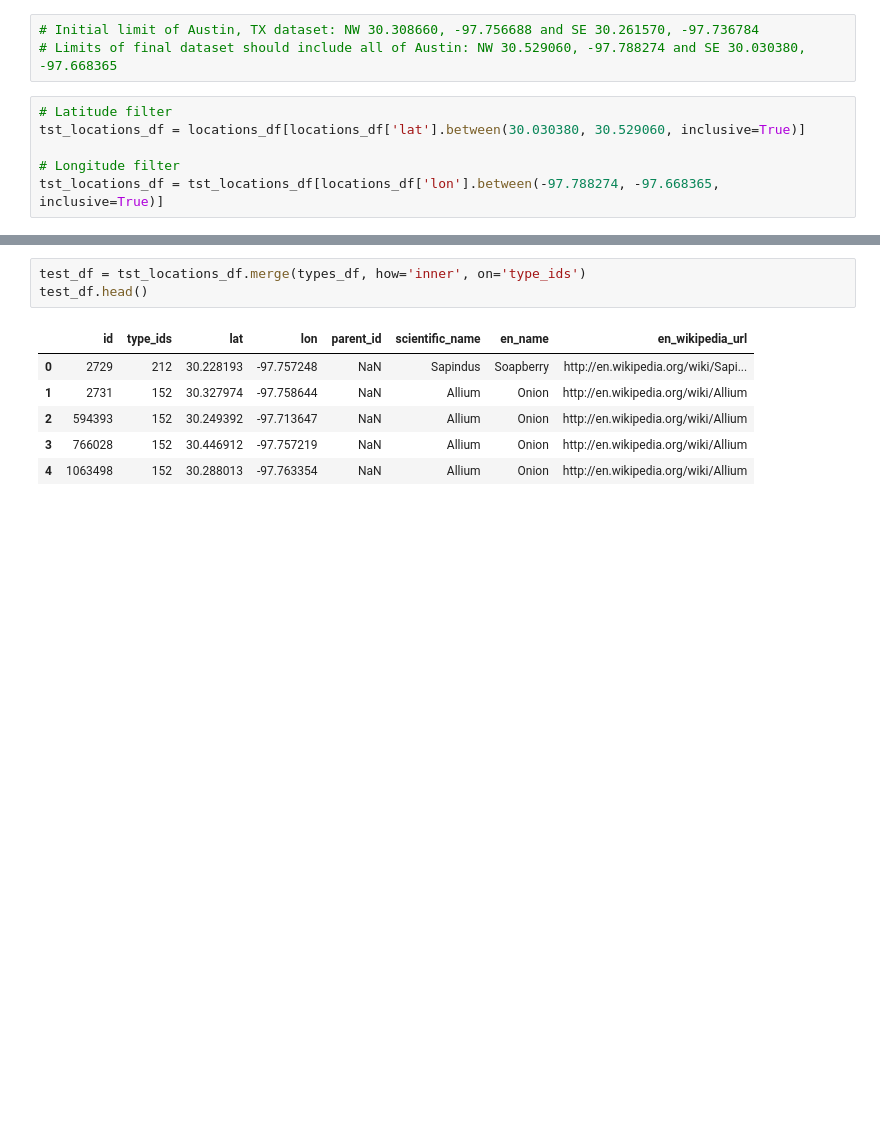
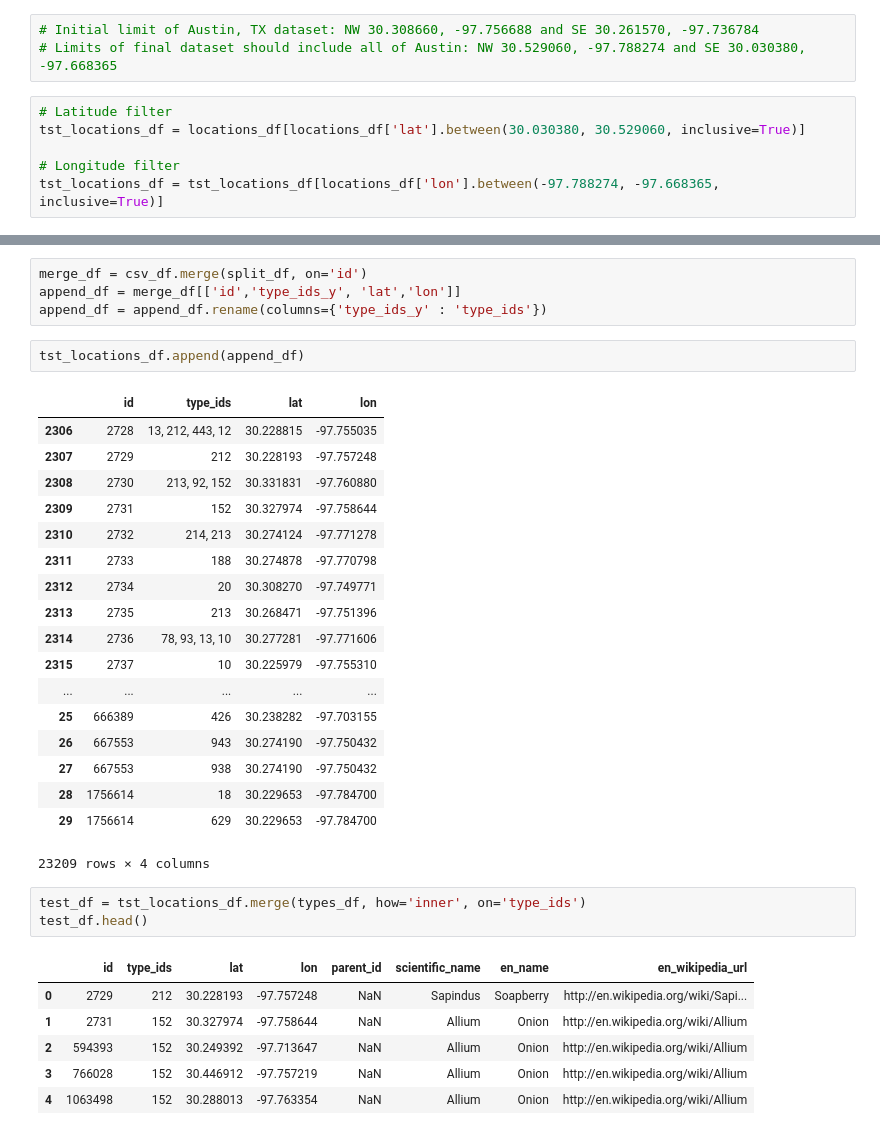
Before and after one commit to ferozumair786/UTDS-ML-Project, a Jupyter notebook: data_cleaning_ff.ipynb, the cells around one changed output, grey strips where cells are left out. Drawn from its saved outputs; the diff is of its cells as text; blank space fills up the shorter version.

```diff
--- a/data_cleaning_ff.ipynb
+++ b/data_cleaning_ff.ipynb
@@ -77,3 +109,28 @@ tst_locations_df.head()
+# %%
+merge_df = csv_df.merge(split_df, on='id')
+append_df = merge_df[['id','type_ids_y', 'lat','lon']]
+append_df = append_df.rename(columns={'type_ids_y' : 'type_ids'})
+# %%
+tst_locations_df.append(append_df)
+# %% [output]
+|  | id | type_ids | lat | lon |
+| 2306 | 2728 | 13, 212, 443, 12 | 30.228815 | -97.755035 |
+| 2307 | 2729 | 212 | 30.228193 | -97.757248 |
+| 2308 | 2730 | 213, 92, 152 | 30.331831 | -97.760880 |
+| 2309 | 2731 | 152 | 30.327974 | -97.758644 |
+| 2310 | 2732 | 214, 213 | 30.274124 | -97.771278 |
+| 2311 | 2733 | 188 | 30.274878 | -97.770798 |
+| 2312 | 2734 | 20 | 30.308270 | -97.749771 |
+| 2313 | 2735 | 213 | 30.268471 | -97.751396 |
+| 2314 | 2736 | 78, 93, 13, 10 | 30.277281 | -97.771606 |
+| 2315 | 2737 | 10 | 30.225979 | -97.755310 |
+| ... | ... | ... | ... | ... |
+| 25 | 666389 | 426 | 30.238282 | -97.703155 |
+| 26 | 667553 | 943 | 30.274190 | -97.750432 |
+| 27 | 667553 | 938 | 30.274190 | -97.750432 |
+| 28 | 1756614 | 18 | 30.229653 | -97.784700 |
+| 29 | 1756614 | 629 | 30.229653 | -97.784700 |
+23209 rows × 4 columns
 # %%
 test_df = tst_locations_df.merge(types_df, how='inner', on='type_ids')
 test_df.head()
```
Also changed, not shown: parts of 29 cells of this notebook, 3 other files.
